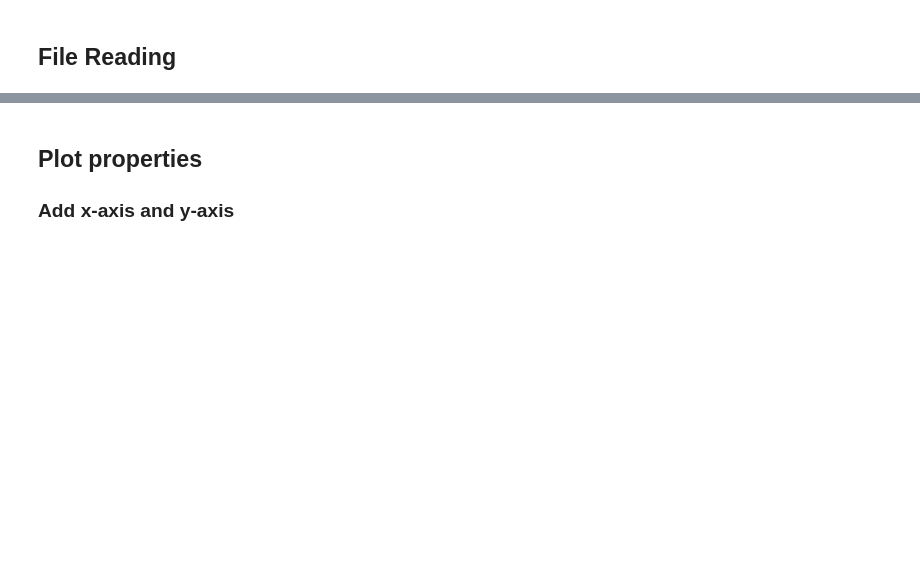
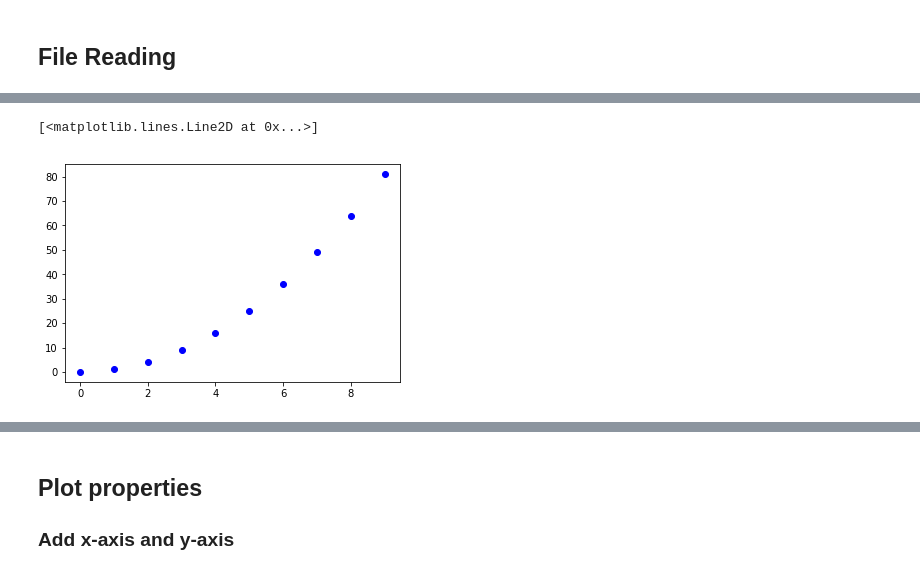
Before and after one commit to ryan-leung/PHYS4650_Python_Tutorial, a Jupyter notebook: notebook/python-matplotlib.ipynb, the cells around one changed output, grey strips where cells are left out. Cells and saved outputs as stored; diff of their text form; code cells hidden in the pictures; blank space fills up the shorter version.

```diff
--- a/notebook/python-matplotlib.ipynb
+++ b/notebook/python-matplotlib.ipynb
@@ -15,0 +46,7 @@ import matplotlib.pyplot as plt
+# %%
+x = np.arange(0,10,1)  # x = 1,2,3,4,5...
+y = x*x # Squared x
+plt.plot(x,y,'bo') # plot x and y using blue circle markers
+# %% [output]
+[<matplotlib.lines.Line2D at 0x...>]
+[figure, added]
```
Also changed, not shown: parts of 17 cells of this notebook, 4 other files.
